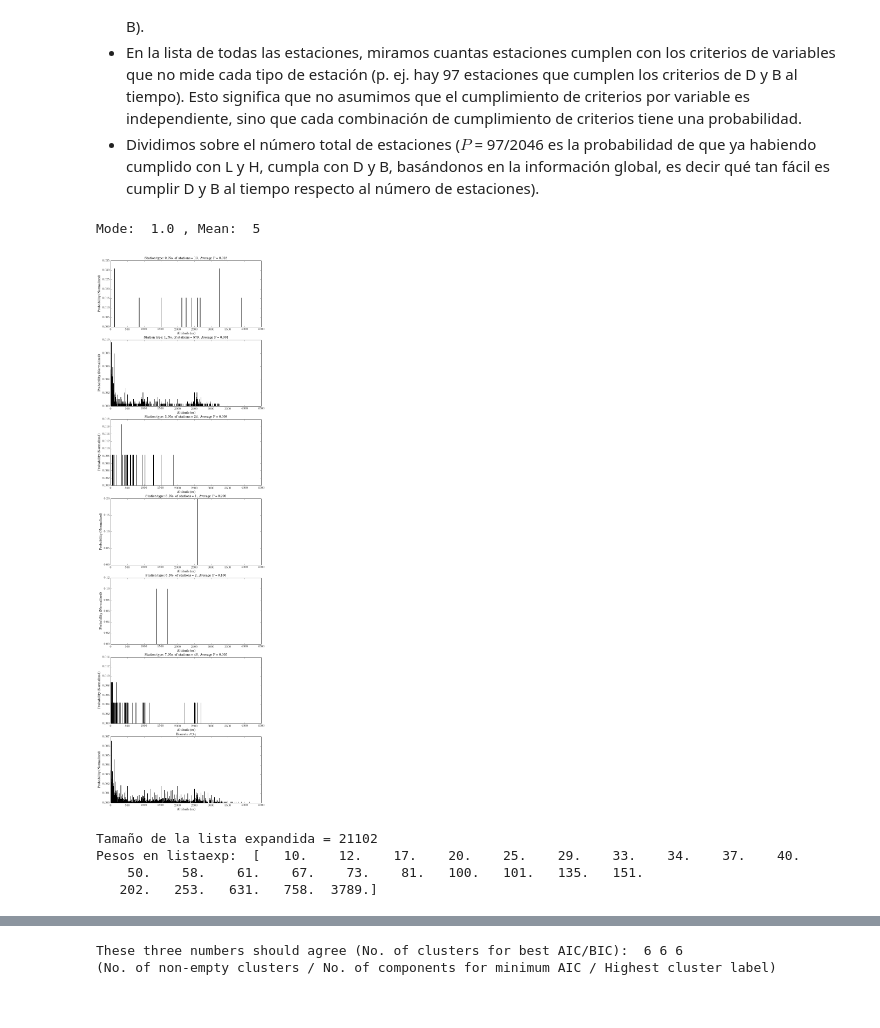
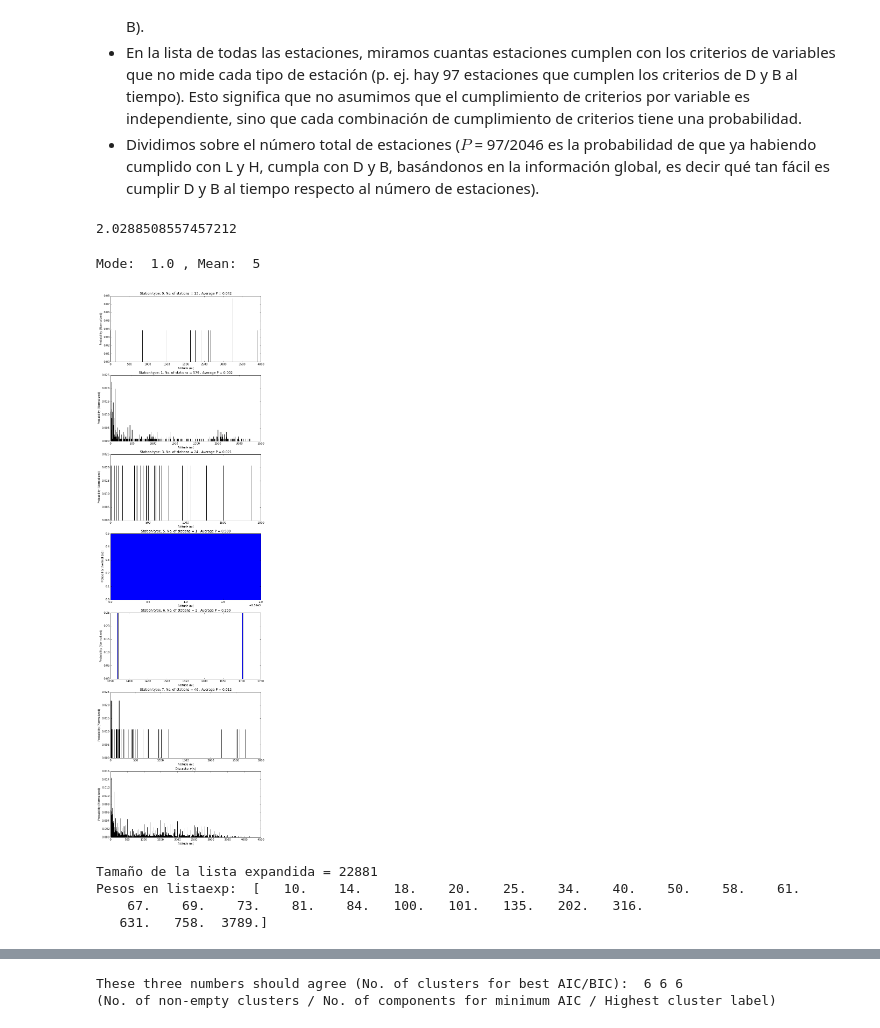
Before and after one commit to saint-germain/ideam, a Jupyter notebook: PCA-IDEAM-WC.ipynb, the cells around one changed output, grey strips where cells are left out. Saved outputs shown, nothing was run; the diff lists cells and outputs as text; code cells hidden in the pictures.

```diff
--- a/PCA-IDEAM-WC.ipynb
+++ b/PCA-IDEAM-WC.ipynb
@@ -485,6 +485,10 @@ for k in range(numtipe):
 # probabilidad de tener el tipo de estación (dependiente) M es el estado de medir o no medir una variable
 # contamos cuántas estaciones hay de ese tipo P(Ti)=P(MD n MH n MD)
     pTiD[k]=(filter).sum()*1./len(EST)
+# %%
+(np.sort(EST[:,4])[1:]-np.sort(EST[:,4])[:-1]).mean()
+# %% [output]
+2.0288508557457212
 # %%
 # Aquí estimamos la pdf discreta para las alturas -> P(h|CnAnTi) y P(h)
 # No recomiendo hacerlo continuo (ni GMM ni KDE dan resultados satisfactorios)
@@ -494,34 +498,35 @@ hinter=np.unique(altsfil)[1:]-np.unique(altsfil)[:-1] # intervalo para histogram
 m=stats.mode(hinter) # del promedio sacamos el ancho del bin para los pdfs
 # la moda también se puede usar, el clustering final da un poco distinto
 print "Mode: ", m[0][0], ", Mean: ",int(hinter.mean())
 mybins=int(hinter.mean())
+mybins=2
 altmax=EST[:,4].max().astype(int)
 plt.figure(figsize=(10,36))
 kk=0
 paltmax=np.zeros(8)
 proh=np.zeros((1+altmax/mybins,8))
 for k in np.unique(tipoest[critfilter]).astype(int):
     kk+=1
     plt.subplot(len(np.unique(tipoest[critfilter]))+1, 1, kk)
     aux1,aux2,aux3=plt.hist(EST[critfilter][tipoest[critfilter]==k][:,4],bins=range(0,altmax+mybins+1,mybins),normed=True)
     proh[:,k]=aux1
     plt.title("Station type: %i, No. of stations = %s , Average P = %.3f" % (k,(tipoest[critfilter]==k).sum(),aux1[aux1!=0].mean()))
     paltmax[k]=aux1[aux1!=0].mean()
     plt.xlabel("Altitude (m)")
     plt.ylabel("Probability (Normalized)")
 # Calculamos P(h) - discreto
 plt.subplot(len(np.unique(tipoest[critfilter]))+1, 1, kk+1)
 prohabs,b,c=plt.hist(EST[:,4],normed=True,bins=range(0,altmax+mybins+1,mybins))
 plt.xlabel("Altitude (m)")
 plt.ylabel("Probability (Normalized)")
 plt.title(r"Discrete $P(h)$")
 # Asignamos P(h) - discreto - a cada estación
 palturaabs=np.zeros(len(EST))
 for i in range(len(EST)):
         palturaabs[i]=prohabs[EST[i,4].astype(int)/mybins]
 # %% [output]
 Mode:  1.0 , Mean:  5
-[figure, old version]
+[figure, new version]
 # %%
 # Calculamos P(h|CnAnTi) y P(CnAnTi) por distintos métodos
 # P(Ti) se puede calcular contando estaciones (D, dependiente) = P(MLnMDnMHnMB)
@@ -564,10 +569,10 @@ for i in range(len(probarr)):
     kcount=kcount+kinx+1
 print "Pesos en listaexp: ",np.unique(np.around(10*listacorta[:,5]/listacorta[:,5].min(),0))
 # %% [output]
-Tamaño de la lista expandida = 21102
-Pesos en listaexp:  [   10.    12.    17.    20.    25.    29.    33.    34.    37.    40.
-    50.    58.    61.    67.    73.    81.   100.   101.   135.   151.
-   202.   253.   631.   758.  3789.]
+Tamaño de la lista expandida = 22881
+Pesos en listaexp:  [   10.    14.    18.    20.    25.    34.    40.    50.    58.    61.
+    67.    69.    73.    81.    84.   100.   101.   135.   202.   316.
+   631.   758.  3789.]
 # %%
 plt.figure(figsize=(8,8))
 filter=EST[:,4][critfilter]>2000
```
Also changed, not shown: parts of 14 cells of this notebook.
